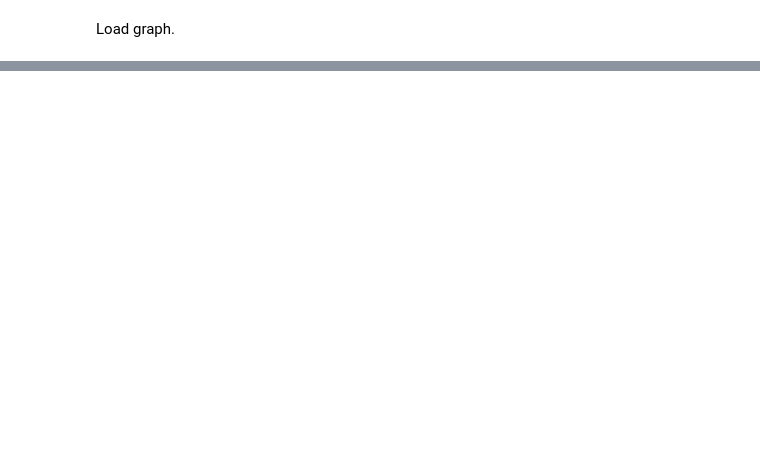
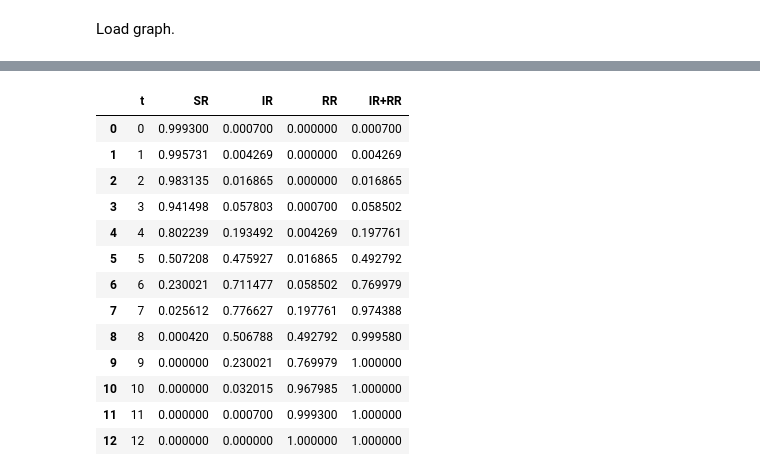
Before and after one commit to IdaUgilt/NA_project_facebook_friendships, a Jupyter notebook: immunity2.ipynb, the cells around one changed output, grey strips where cells are left out. Cells and saved outputs as stored; diff of their text form; code cells hidden in the pictures; blank space fills up the shorter version.

```diff
--- a/immunity2.ipynb
+++ b/immunity2.ipynb
@@ -118,0 +171,17 @@ plt.show()
+# %%
+data_frames[2][3]
+# %% [output]
+|  | t | SR | IR | RR | IR+RR |
+| 0 | 0 | 0.999300 | 0.000700 | 0.000000 | 0.000700 |
+| 1 | 1 | 0.995731 | 0.004269 | 0.000000 | 0.004269 |
+| 2 | 2 | 0.983135 | 0.016865 | 0.000000 | 0.016865 |
+| 3 | 3 | 0.941498 | 0.057803 | 0.000700 | 0.058502 |
+| 4 | 4 | 0.802239 | 0.193492 | 0.004269 | 0.197761 |
+| 5 | 5 | 0.507208 | 0.475927 | 0.016865 | 0.492792 |
+| 6 | 6 | 0.230021 | 0.711477 | 0.058502 | 0.769979 |
+| 7 | 7 | 0.025612 | 0.776627 | 0.197761 | 0.974388 |
+| 8 | 8 | 0.000420 | 0.506788 | 0.492792 | 0.999580 |
+| 9 | 9 | 0.000000 | 0.230021 | 0.769979 | 1.000000 |
+| 10 | 10 | 0.000000 | 0.032015 | 0.967985 | 1.000000 |
+| 11 | 11 | 0.000000 | 0.000700 | 0.999300 | 1.000000 |
+| 12 | 12 | 0.000000 | 0.000000 | 1.000000 | 1.000000 |
```
Also changed, not shown: parts of 4 cells of this notebook, 11 other files.
